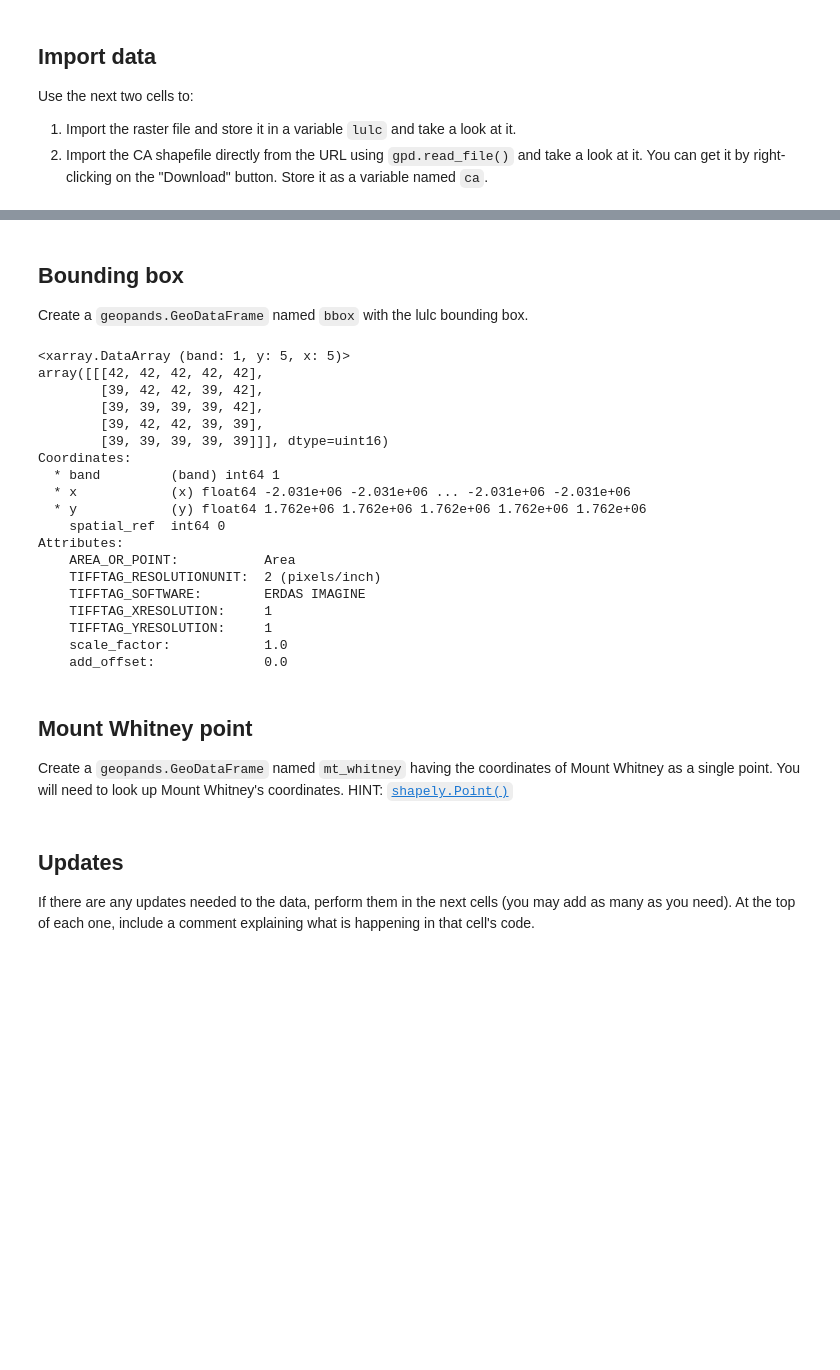
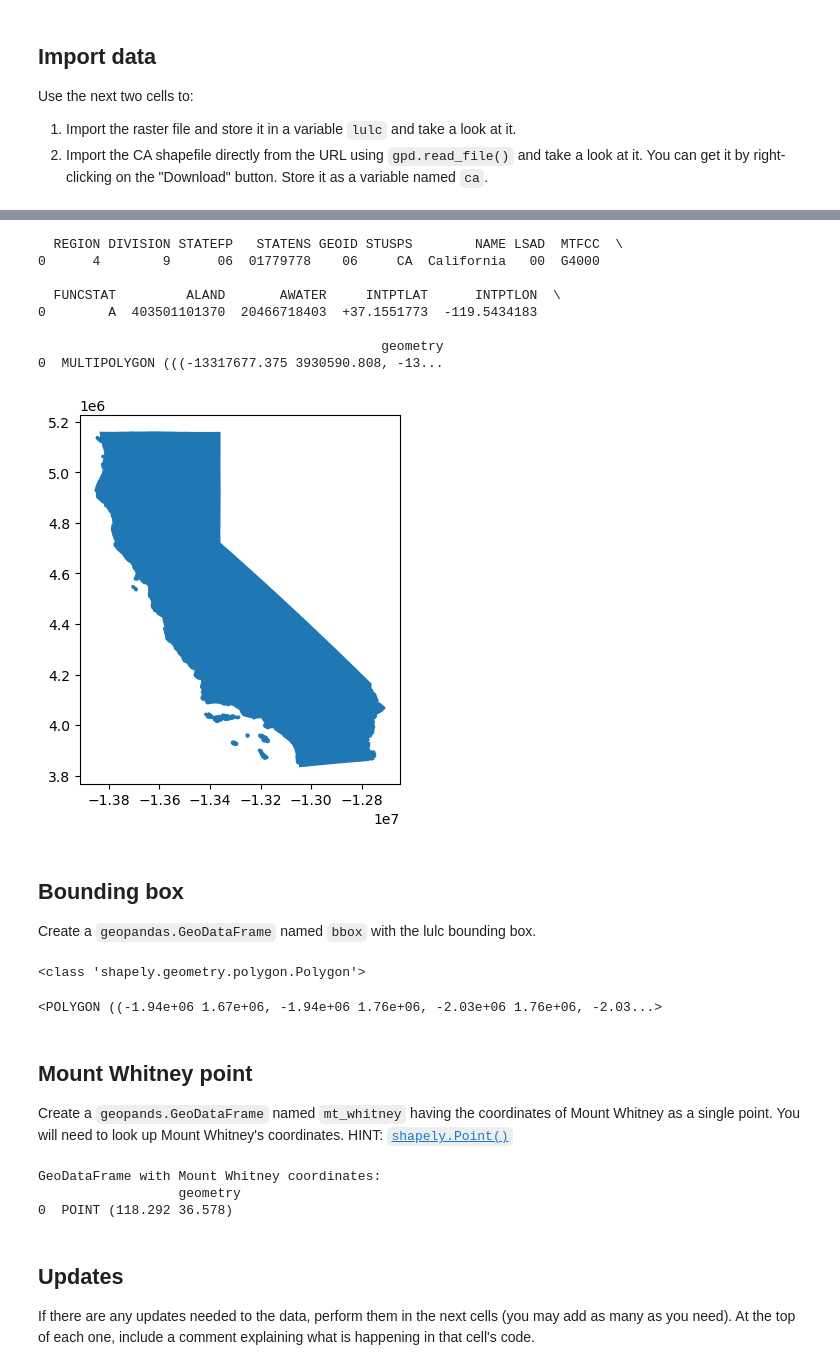
Before and after one commit to oksanaprotsukha/eds220-hwk-4, a Jupyter notebook: hwk4-task1-whitney-map.ipynb, the cells around one changed output, grey strips where cells are left out. Drawn from its saved outputs; the diff is of its cells as text; code cells hidden in the pictures; blank space fills up the shorter version.

```diff
--- a/hwk4-task1-whitney-map.ipynb
+++ b/hwk4-task1-whitney-map.ipynb
@@ -73,39 +105,50 @@ lulc = rioxr.open_rasterio('data/land_cover.tif')
 # %%
 # 2
 url = 'https://data.ca.gov/dataset/e212e397-1277-4df3-8c22-40721b095f33/resource/3db1e426-fb51-44f5-82d5-a54d7c6e188b/download/ca-state-boundary.zip'
-ca = gpd.read_file(url)
+
+# view imported data
+print(ca)
+
+# plot lulc data
+_ = ca.plot()
+# %% [output]
+  REGION DIVISION STATEFP   STATENS GEOID STUSPS        NAME LSAD  MTFCC  \
+0      4        9      06  01779778    06     CA  California   00  G4000
+
+  FUNCSTAT         ALAND       AWATER     INTPTLAT      INTPTLON  \
+0        A  403501101370  20466718403  +37.1551773  -119.5434183
+
+                                            geometry
+0  MULTIPOLYGON (((-13317677.375 3930590.808, -13...
+[figure, added]
 # %% [markdown]
 ## Bounding box
-Create a `geopands.GeoDataFrame` named `bbox` with the lulc bounding box.
+Create a `geopandas.GeoDataFrame` named `bbox` with the lulc bounding box.
-# %%
-# view the raster data
-ca.head()
-lulc.head()
-# %% [output]
-<xarray.DataArray (band: 1, y: 5, x: 5)>
-array([[[42, 42, 42, 42, 42],
-        [39, 42, 42, 39, 42],
-        [39, 39, 39, 39, 42],
-        [39, 42, 42, 39, 39],
-        [39, 39, 39, 39, 39]]], dtype=uint16)
-Coordinates:
-  * band         (band) int64 1
-  * x            (x) float64 -2.031e+06 -2.031e+06 ... -2.031e+06 -2.031e+06
-  * y            (y) float64 1.762e+06 1.762e+06 1.762e+06 1.762e+06 1.762e+06
-    spatial_ref  int64 0
-Attributes:
-    AREA_OR_POINT:           Area
-    TIFFTAG_RESOLUTIONUNIT:  2 (pixels/inch)
-    TIFFTAG_SOFTWARE:        ERDAS IMAGINE
-    TIFFTAG_XRESOLUTION:     1
-    TIFFTAG_YRESOLUTION:     1
-    scale_factor:            1.0
-    add_offset:              0.0
+# %%
+# create bounding box
+bbox = box(*lulc.rio.bounds())
+print(type(bbox))
+bbox
+# %% [output]
+<class 'shapely.geometry.polygon.Polygon'>
+<POLYGON ((-1.94e+06 1.67e+06, -1.94e+06 1.76e+06, -2.03e+06 1.76e+06, -2.03...>
 # %% [markdown]
 ## Mount Whitney point
 Create a `geopands.GeoDataFrame` named `mt_whitney` having the coordinates of Mount Whitney as a single point. You will need to look up Mount Whitney's coordinates. HINT: [`shapely.Point()`](https://shapely.readthedocs.io/en/stable/reference/shapely.Point.html)
 # %%
-# your code here
+# Define our area of interest: Mount Whitney
+# Coordinates: 36.57845° N latitude and 118.2922° W longitude
+mt_whitney_coords = [[118.2922, 36.57845]]
+
+# create geodataframe
+mt_whitney = gpd.GeoDataFrame(geometry=[Point(mt_whitney_coords)],
+                           crs='EPSG:5070')
+
+print(f'GeoDataFrame with Mount Whitney coordinates: \n {mt_whitney}')
+# %% [output]
+GeoDataFrame with Mount Whitney coordinates:
+                  geometry
+0  POINT (118.292 36.578)
 # %% [markdown]
 ## Updates
 If there are any updates needed to the data, perform them in the next cells (you may add as many as you need).
```
Also changed, not shown: parts of 3 cells of this notebook.
